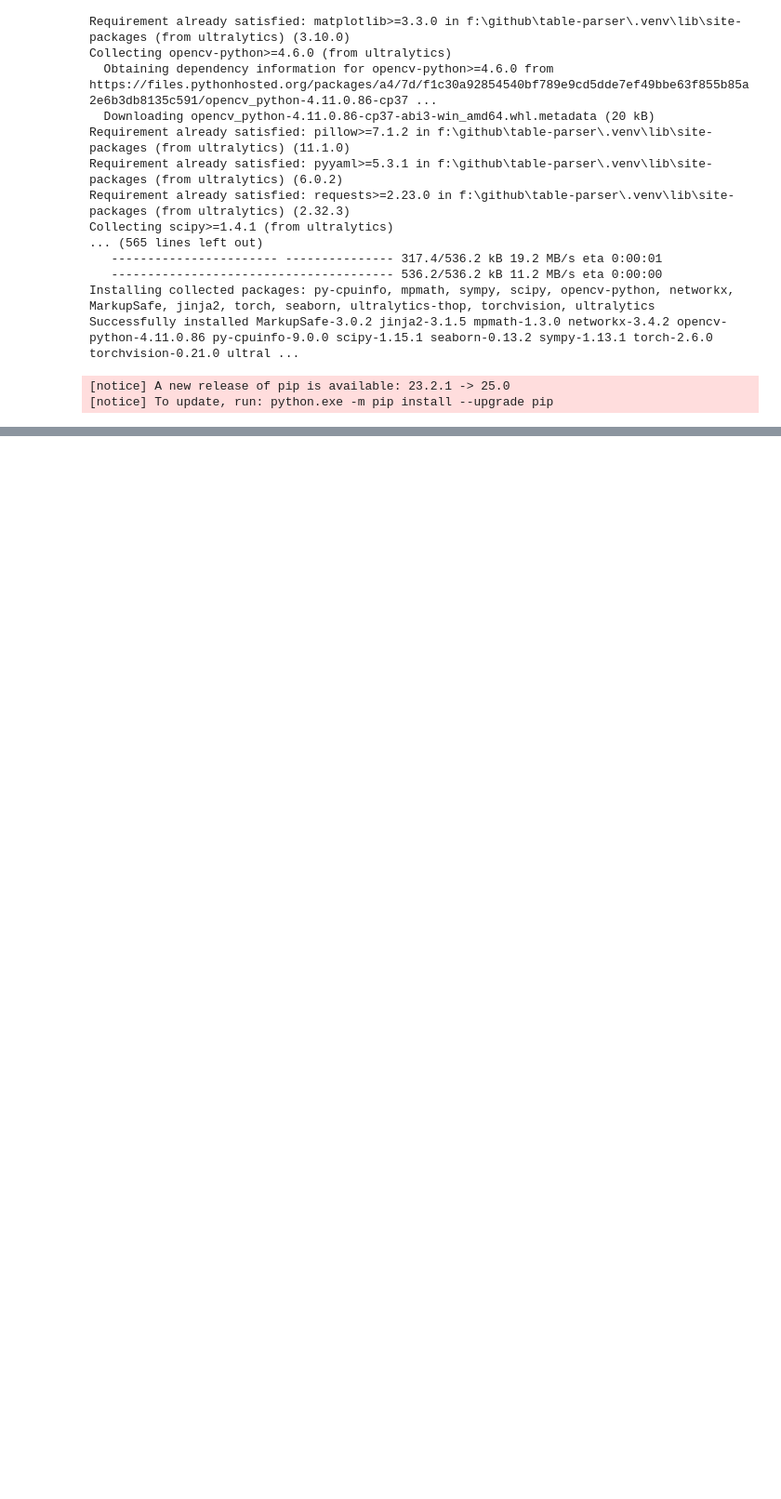
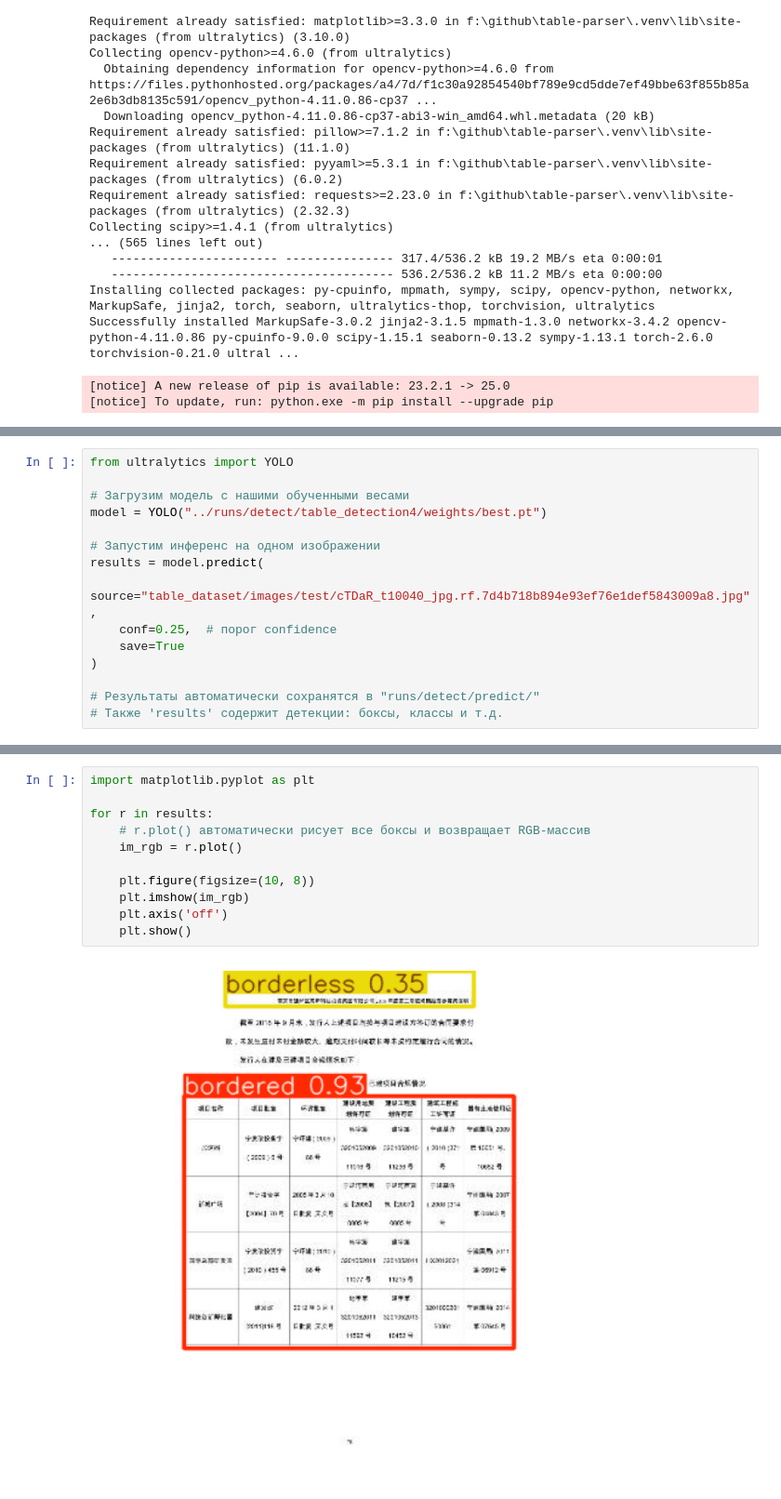
Before and after one commit to diemvs/table-parser, a Jupyter notebook: yolo/yolo_usage.ipynb, the cells around one changed output, grey strips where cells are left out. Shown at 93% size. Drawn from its saved outputs; the diff is of its cells as text; blank space fills up the shorter version.

```diff
--- a/yolo/yolo_usage.ipynb
+++ b/yolo/yolo_usage.ipynb
@@ -169,3 +157,18 @@ Starting training for 50 epochs...
                    all         70        109       0.34      0.474      0.362      0.167
       Epoch    GPU_mem   box_loss   cls_loss   dfl_loss  Instances       Size
 ... (88 outputs left out)
+# %%
+from ultralytics import YOLO
+
+# Загрузим модель с нашими обученными весами
+model = YOLO("../runs/detect/table_detection4/weights/best.pt")
+
+# Запустим инференс на одном изображении
+results = model.predict(
+    source="table_dataset/images/test/cTDaR_t10040_jpg.rf.7d4b718b894e93ef76e1def5843009a8.jpg",
+    conf=0.25,  # порог confidence
+    save=True
+)
+
+# Результаты автоматически сохранятся в "runs/detect/predict/"
+# Также 'results' содержит детекции: боксы, классы и т.д.
@@ -171,0 +199,13 @@ Starting training for 50 epochs...
+# %%
+import matplotlib.pyplot as plt
+
+for r in results:
+    # r.plot() автоматически рисует все боксы и возвращает RGB-массив
+    im_rgb = r.plot()
+
+    plt.figure(figsize=(10, 8))
+    plt.imshow(im_rgb)
+    plt.axis('off')
+    plt.show()
+# %% [output]
+[figure, added]
```
Also changed, not shown: parts of 25 cells of this notebook, 2 other files.
